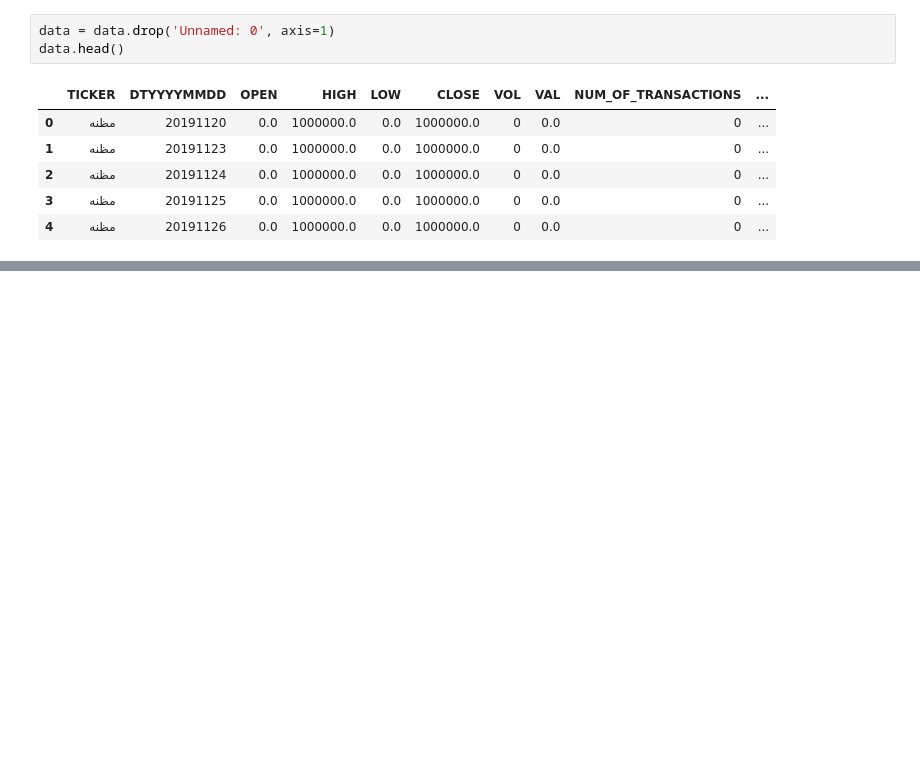
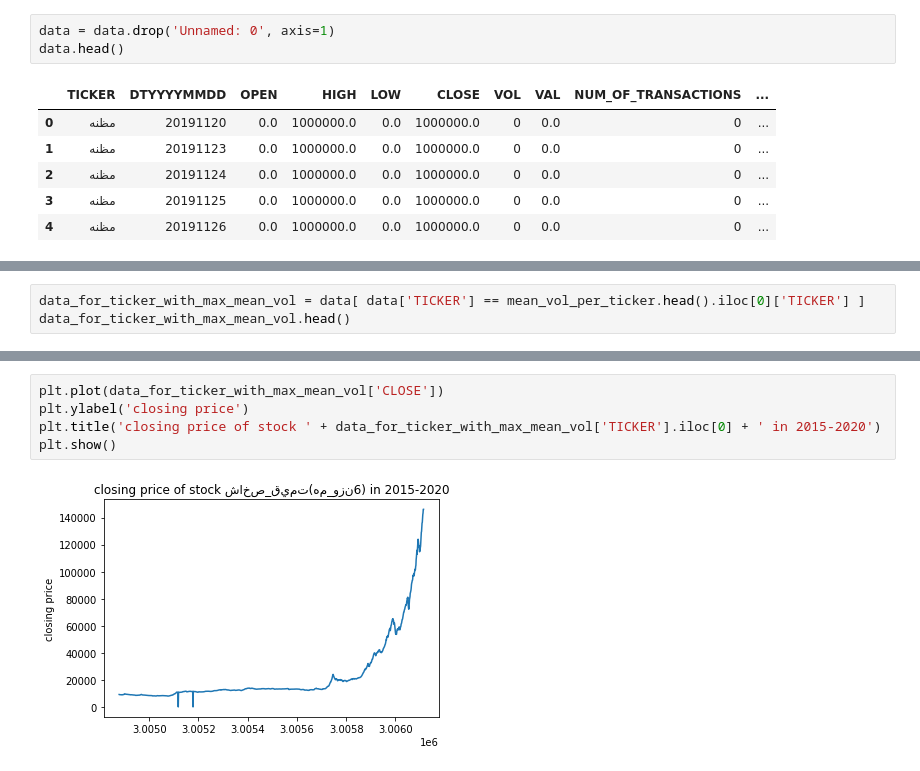
Before and after one commit to Ayazdani1997/stock-feature-prediction-final-pro, a Jupyter notebook: Phase1_OCHLV.ipynb, the cells around one changed output, grey strips where cells are left out. Cells and saved outputs as stored; diff of their text form; blank space fills up the shorter version.

```diff
--- a/Phase1_OCHLV.ipynb
+++ b/Phase1_OCHLV.ipynb
@@ -51,0 +52,3 @@ len(max_vol_per_ticker[ max_vol_per_ticker['VOL'] != 0 ])
+# %%
+data_for_ticker_with_max_mean_vol = data[ data['TICKER'] == mean_vol_per_ticker.head().iloc[0]['TICKER'] ]
+data_for_ticker_with_max_mean_vol.head()
@@ -51,0 +62,7 @@ len(max_vol_per_ticker[ max_vol_per_ticker['VOL'] != 0 ])
+# %%
+plt.plot(data_for_ticker_with_max_mean_vol['CLOSE'])
+plt.ylabel('closing price')
+plt.title('closing price of stock ' + data_for_ticker_with_max_mean_vol['TICKER'].iloc[0] + ' in 2015-2020')
+plt.show()
+# %% [output]
+[figure, added]
```
Also changed, not shown: parts of 4 cells of this notebook.
